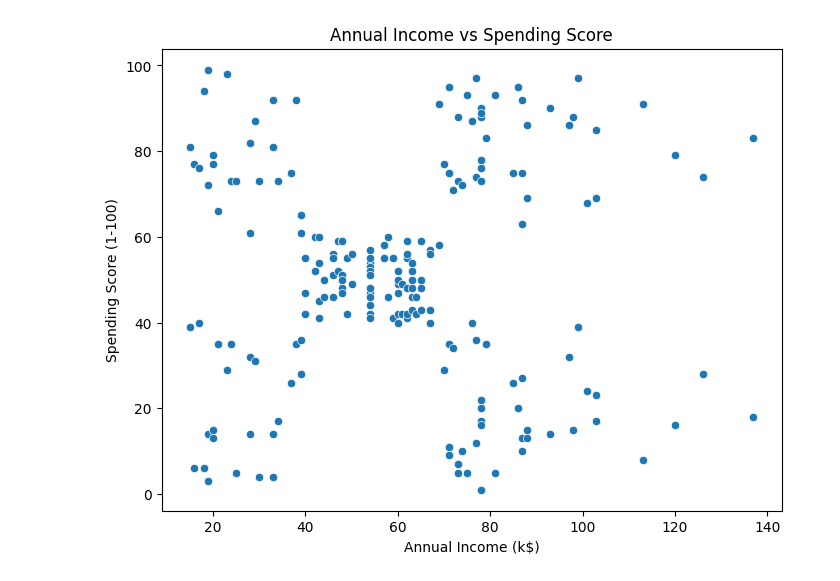
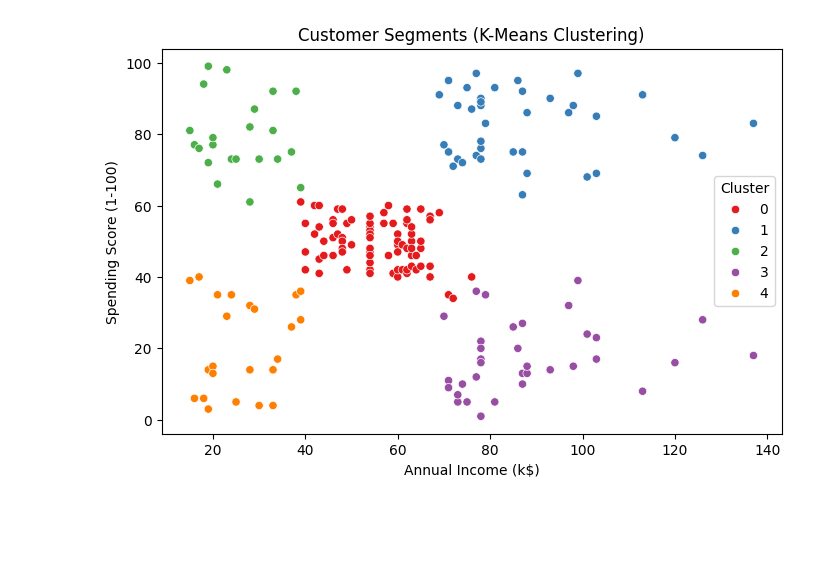
Before and after one commit to jahanzaib3611/Assignment---Clustering-Fitting, a Jupyter notebook: main.ipynb, the cells around one changed output. Saved outputs shown, nothing was run; the diff lists cells and outputs as text; code cells hidden in the pictures; blank space fills up the shorter version.

```diff
--- a/main.ipynb
+++ b/main.ipynb
@@ -50 +22,5 @@ df.describe()
+# %%
+# data cleaning
+data.drop_duplicates(inplace=True)
+data.dropna(inplace=True)
 # %%
@@ -59,0 +56,17 @@ plt.show()
+# %%
+# K-Means Clustering Analysis
+features = data[['Annual Income (k$)', 'Spending Score (1-100)']]
+
+# Determine Optimal Clusters using the Elbow Method
+inertia = []
+for k in range(1, 11):
+    kmeans = KMeans(n_clusters=k, random_state=42)
+    kmeans.fit(features)
+    inertia.append(kmeans.inertia_)
+
+plt.figure(figsize=(8, 5))
+plt.plot(range(1, 11), inertia, marker='o', linestyle='-', color='b')
+plt.title('Elbow Method for Determining Optimal Clusters')
+plt.xlabel('Number of Clusters (k)')
+plt.ylabel('Inertia')
+plt.show()
@@ -60,10 +75,22 @@ plt.show()
 # %%
-# Scatter plot between Annual Income and Spending Score
-plt.figure(figsize=(8, 6))
-sns.scatterplot(x='Annual Income (k$)', y='Spending Score (1-100)', data=df)
-plt.title('Annual Income vs Spending Score')
+# Apply K-Means with Number of Clusters
+clusters = 5
+kmeans = KMeans(n_clusters=clusters, random_state=42)
+data['Cluster'] = kmeans.fit_predict(features)
+
+# Clusters
+plt.figure(figsize=(8, 5))
+sns.scatterplot(
+    x='Annual Income (k$)',
+    y='Spending Score (1-100)',
+    hue='Cluster',
+    palette='Set1',
+    data=data
+)
+
+plt.title('Customer Segments (K-Means Clustering)')
 plt.xlabel('Annual Income (k$)')
 plt.ylabel('Spending Score (1-100)')
 plt.show()
 # %% [output]
-[figure, old version]
+[figure, new version]
```
Also changed, not shown: parts of 14 cells of this notebook.
